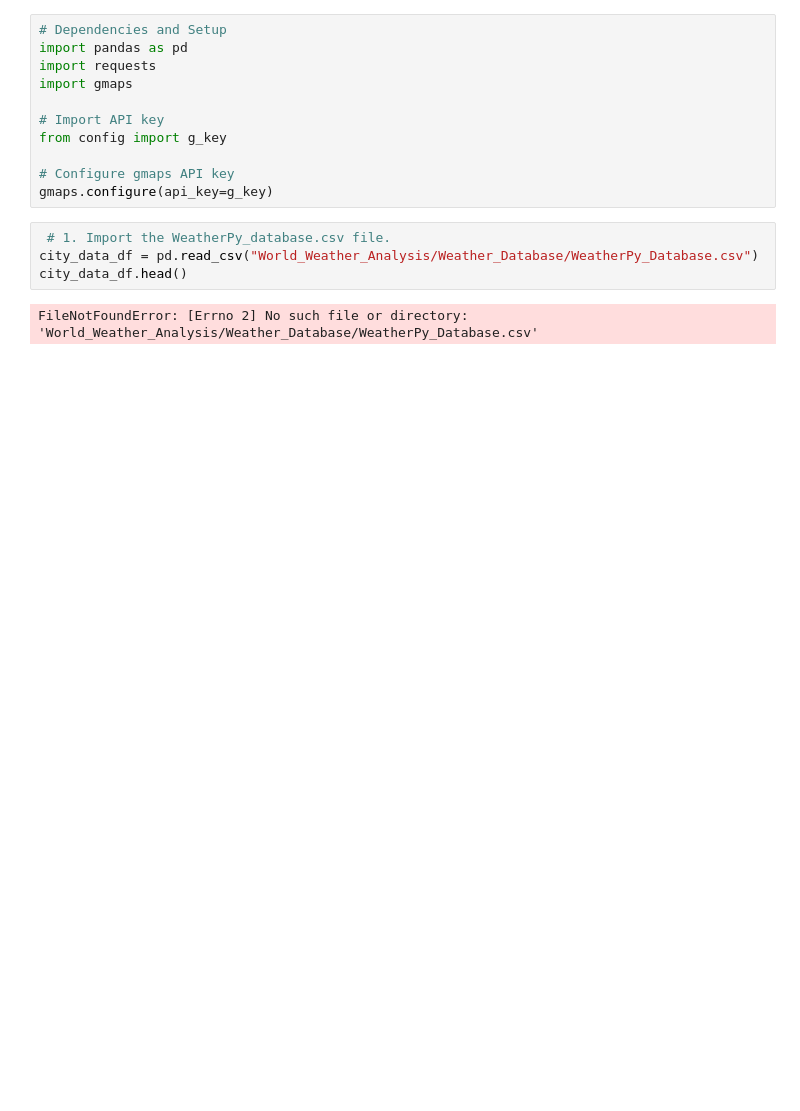
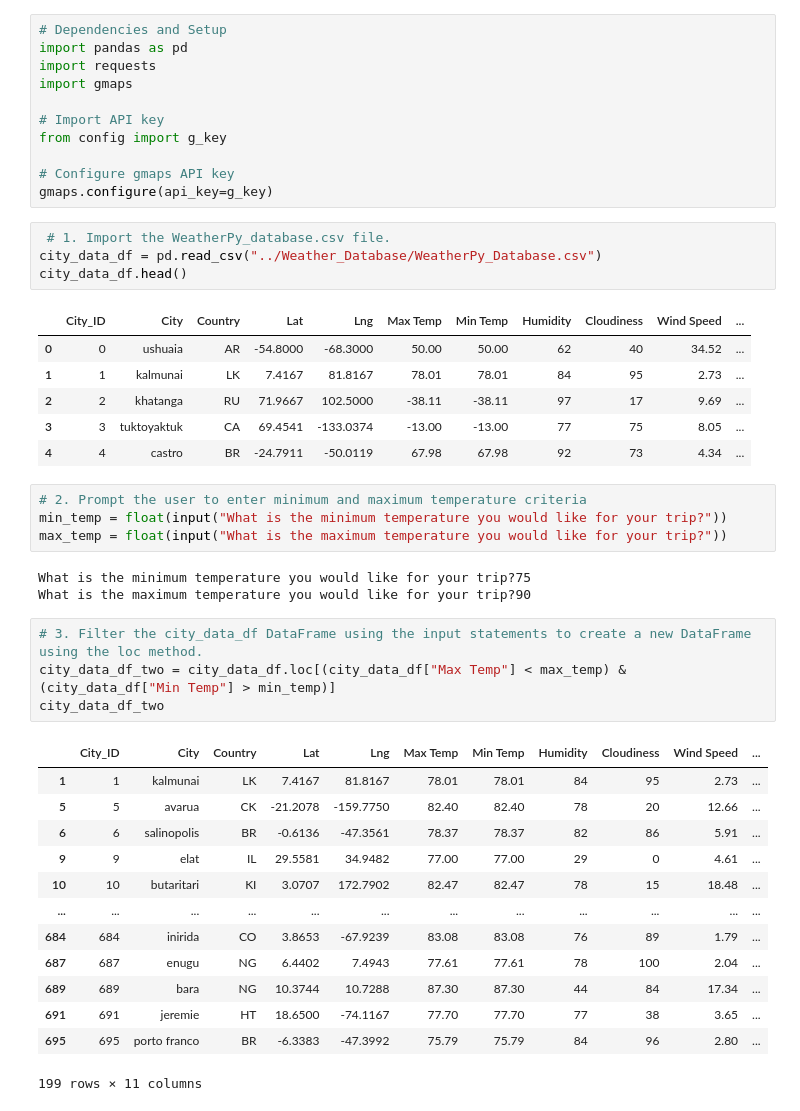
Before and after one commit to giuliatasca103/World_Weather_Analysis, a Jupyter notebook: Vacation_Search/Vacation_Search.ipynb, the cells around one changed output. Saved outputs shown, nothing was run; the diff lists cells and outputs as text; blank space fills up the shorter version.

```diff
--- a/Vacation_Search/Vacation_Search.ipynb
+++ b/Vacation_Search/Vacation_Search.ipynb
@@ -11,7 +11,37 @@ from config import g_key
 gmaps.configure(api_key=g_key)
 # %%
  # 1. Import the WeatherPy_database.csv file.
-city_data_df = pd.read_csv("World_Weather_Analysis/Weather_Database/WeatherPy_Database.csv")
+city_data_df = pd.read_csv("../Weather_Database/WeatherPy_Database.csv")
 city_data_df.head()
 # %% [output]
-FileNotFoundError: [Errno 2] No such file or directory: 'World_Weather_Analysis/Weather_Database/WeatherPy_Database.csv'
+|  | City_ID | City | Country | Lat | Lng | Max Temp | Min Temp | Humidity | Cloudiness | Wind Speed | ... |
+| 0 | 0 | ushuaia | AR | -54.8000 | -68.3000 | 50.00 | 50.00 | 62 | 40 | 34.52 | ... |
+| 1 | 1 | kalmunai | LK | 7.4167 | 81.8167 | 78.01 | 78.01 | 84 | 95 | 2.73 | ... |
+| 2 | 2 | khatanga | RU | 71.9667 | 102.5000 | -38.11 | -38.11 | 97 | 17 | 9.69 | ... |
+| 3 | 3 | tuktoyaktuk | CA | 69.4541 | -133.0374 | -13.00 | -13.00 | 77 | 75 | 8.05 | ... |
+| 4 | 4 | castro | BR | -24.7911 | -50.0119 | 67.98 | 67.98 | 92 | 73 | 4.34 | ... |
+# %%
+# 2. Prompt the user to enter minimum and maximum temperature criteria
+min_temp = float(input("What is the minimum temperature you would like for your trip?"))
+max_temp = float(input("What is the maximum temperature you would like for your trip?"))
+# %% [output]
+What is the minimum temperature you would like for your trip?75
+What is the maximum temperature you would like for your trip?90
+# %%
+# 3. Filter the city_data_df DataFrame using the input statements to create a new DataFrame using the loc method.
+city_data_df_two = city_data_df.loc[(city_data_df["Max Temp"] < max_temp) & (city_data_df["Min Temp"] > min_temp)]
+city_data_df_two
+# %% [output]
+|  | City_ID | City | Country | Lat | Lng | Max Temp | Min Temp | Humidity | Cloudiness | Wind Speed | ... |
+| 1 | 1 | kalmunai | LK | 7.4167 | 81.8167 | 78.01 | 78.01 | 84 | 95 | 2.73 | ... |
+| 5 | 5 | avarua | CK | -21.2078 | -159.7750 | 82.40 | 82.40 | 78 | 20 | 12.66 | ... |
+| 6 | 6 | salinopolis | BR | -0.6136 | -47.3561 | 78.37 | 78.37 | 82 | 86 | 5.91 | ... |
+| 9 | 9 | elat | IL | 29.5581 | 34.9482 | 77.00 | 77.00 | 29 | 0 | 4.61 | ... |
+| 10 | 10 | butaritari | KI | 3.0707 | 172.7902 | 82.47 | 82.47 | 78 | 15 | 18.48 | ... |
+| ... | ... | ... | ... | ... | ... | ... | ... | ... | ... | ... | ... |
+| 684 | 684 | inirida | CO | 3.8653 | -67.9239 | 83.08 | 83.08 | 76 | 89 | 1.79 | ... |
+| 687 | 687 | enugu | NG | 6.4402 | 7.4943 | 77.61 | 77.61 | 78 | 100 | 2.04 | ... |
+| 689 | 689 | bara | NG | 10.3744 | 10.7288 | 87.30 | 87.30 | 44 | 84 | 17.34 | ... |
+| 691 | 691 | jeremie | HT | 18.6500 | -74.1167 | 77.70 | 77.70 | 77 | 38 | 3.65 | ... |
+| 695 | 695 | porto franco | BR | -6.3383 | -47.3992 | 75.79 | 75.79 | 84 | 96 | 2.80 | ... |
+199 rows × 11 columns
```
Also changed, not shown: parts of 10 cells of this notebook, 10 other files.
